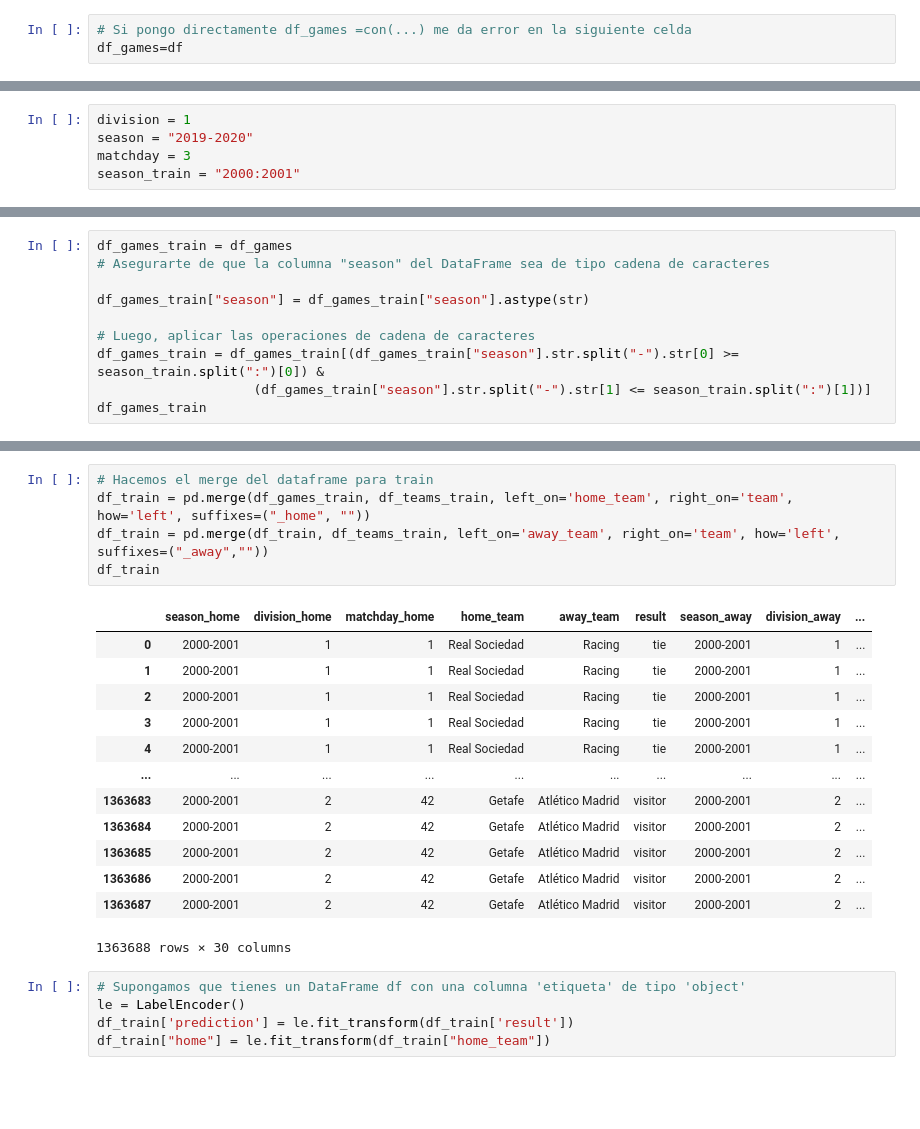
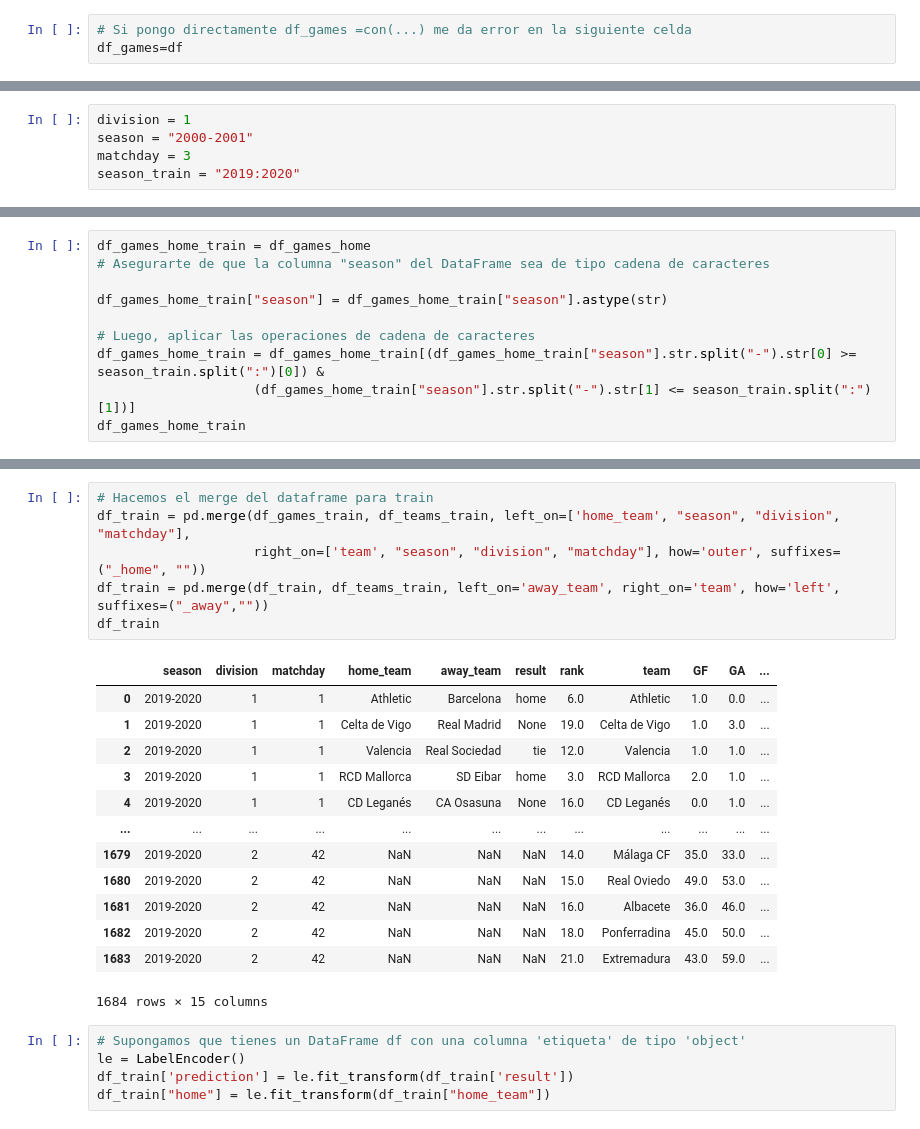
Before and after one commit to mariajinxue/la-quiniela, a Jupyter notebook: analysis/maria_modelv3.ipynb, the cells around one changed output, grey strips where cells are left out. Drawn from its saved outputs; the diff is of its cells as text; blank space fills up the shorter version.

```diff
--- a/analysis/maria_modelv3.ipynb
+++ b/analysis/maria_modelv3.ipynb
@@ -63,9 +78,9 @@ Nuestro modelo/problema es de tipo clasificación. La predicción nos tiene que
 Ya tenemos los datos. Ahora hay que definir nuestras variables. X son los datos que vamos a tener en cuenta, e Y es la "variable etiqueta", es decir, la que tenemos que predecir. La etiqueta tiene que ser de tipo int, empezamos con eso.
 # %%
 division = 1
-season = "2019-2020"
+season = "2000-2001"
 matchday = 3
-season_train = "2000:2001"
+season_train = "2019:2020"
 # %%
 # Luego, aplicar las operaciones de cadena de caracteres
 df_teams_train = df_teams
@@ -92,12 +107,12 @@ df_teams_train
 1684 rows × 12 columns
 # %%
-df_games_train = df_games
+df_games_home_train = df_games_home
 # Asegurarte de que la columna "season" del DataFrame sea de tipo cadena de caracteres
 
-df_games_train["season"] = df_games_train["season"].astype(str)
+df_games_home_train["season"] = df_games_home_train["season"].astype(str)
 
 # Luego, aplicar las operaciones de cadena de caracteres
-df_games_train = df_games_train[(df_games_train["season"].str.split("-").str[0] >= season_train.split(":")[0]) &
-                    (df_games_train["season"].str.split("-").str[1] <= season_train.split(":")[1])]
-df_games_train
+df_games_home_train = df_games_home_train[(df_games_home_train["season"].str.split("-").str[0] >= season_train.split(":")[0]) &
+                    (df_games_home_train["season"].str.split("-").str[1] <= season_train.split(":")[1])]
+df_games_home_train
 # %% [output]
@@ -117,22 +196,23 @@ df_games_train
 # %%
 # Hacemos el merge del dataframe para train
-df_train = pd.merge(df_games_train, df_teams_train, left_on='home_team', right_on='team', how='left', suffixes=("_home", ""))
+df_train = pd.merge(df_games_train, df_teams_train, left_on=['home_team', "season", "division", "matchday"],
+                    right_on=['team', "season", "division", "matchday"], how='outer', suffixes=("_home", ""))
 df_train = pd.merge(df_train, df_teams_train, left_on='away_team', right_on='team', how='left', suffixes=("_away",""))
 df_train
 # %% [output]
-|  | season_home | division_home | matchday_home | home_team | away_team | result | season_away | division_away | ... |
-| 0 | 2000-2001 | 1 | 1 | Real Sociedad | Racing | tie | 2000-2001 | 1 | ... |
-| 1 | 2000-2001 | 1 | 1 | Real Sociedad | Racing | tie | 2000-2001 | 1 | ... |
-| 2 | 2000-2001 | 1 | 1 | Real Sociedad | Racing | tie | 2000-2001 | 1 | ... |
-| 3 | 2000-2001 | 1 | 1 | Real Sociedad | Racing | tie | 2000-2001 | 1 | ... |
-| 4 | 2000-2001 | 1 | 1 | Real Sociedad | Racing | tie | 2000-2001 | 1 | ... |
-| ... | ... | ... | ... | ... | ... | ... | ... | ... | ... |
-| 1363683 | 2000-2001 | 2 | 42 | Getafe | Atlético Madrid | visitor | 2000-2001 | 2 | ... |
-| 1363684 | 2000-2001 | 2 | 42 | Getafe | Atlético Madrid | visitor | 2000-2001 | 2 | ... |
-| 1363685 | 2000-2001 | 2 | 42 | Getafe | Atlético Madrid | visitor | 2000-2001 | 2 | ... |
-| 1363686 | 2000-2001 | 2 | 42 | Getafe | Atlético Madrid | visitor | 2000-2001 | 2 | ... |
-| 1363687 | 2000-2001 | 2 | 42 | Getafe | Atlético Madrid | visitor | 2000-2001 | 2 | ... |
+|  | season | division | matchday | home_team | away_team | result | rank | team | GF | GA | ... |
+| 0 | 2019-2020 | 1 | 1 | Athletic | Barcelona | home | 6.0 | Athletic | 1.0 | 0.0 | ... |
+| 1 | 2019-2020 | 1 | 1 | Celta de Vigo | Real Madrid | None | 19.0 | Celta de Vigo | 1.0 | 3.0 | ... |
+| 2 | 2019-2020 | 1 | 1 | Valencia | Real Sociedad | tie | 12.0 | Valencia | 1.0 | 1.0 | ... |
+| 3 | 2019-2020 | 1 | 1 | RCD Mallorca | SD Eibar | home | 3.0 | RCD Mallorca | 2.0 | 1.0 | ... |
+| 4 | 2019-2020 | 1 | 1 | CD Leganés | CA Osasuna | None | 16.0 | CD Leganés | 0.0 | 1.0 | ... |
+| ... | ... | ... | ... | ... | ... | ... | ... | ... | ... | ... | ... |
+| 1679 | 2019-2020 | 2 | 42 | NaN | NaN | NaN | 14.0 | Málaga CF | 35.0 | 33.0 | ... |
+| 1680 | 2019-2020 | 2 | 42 | NaN | NaN | NaN | 15.0 | Real Oviedo | 49.0 | 53.0 | ... |
+| 1681 | 2019-2020 | 2 | 42 | NaN | NaN | NaN | 16.0 | Albacete | 36.0 | 46.0 | ... |
+| 1682 | 2019-2020 | 2 | 42 | NaN | NaN | NaN | 18.0 | Ponferradina | 45.0 | 50.0 | ... |
+| 1683 | 2019-2020 | 2 | 42 | NaN | NaN | NaN | 21.0 | Extremadura | 43.0 | 59.0 | ... |
-1363688 rows × 30 columns
+1684 rows × 15 columns
 # %%
 # Supongamos que tienes un DataFrame df con una columna 'etiqueta' de tipo 'object'
 le = LabelEncoder()
```
Also changed, not shown: parts of 18 cells of this notebook, 2 other files.
